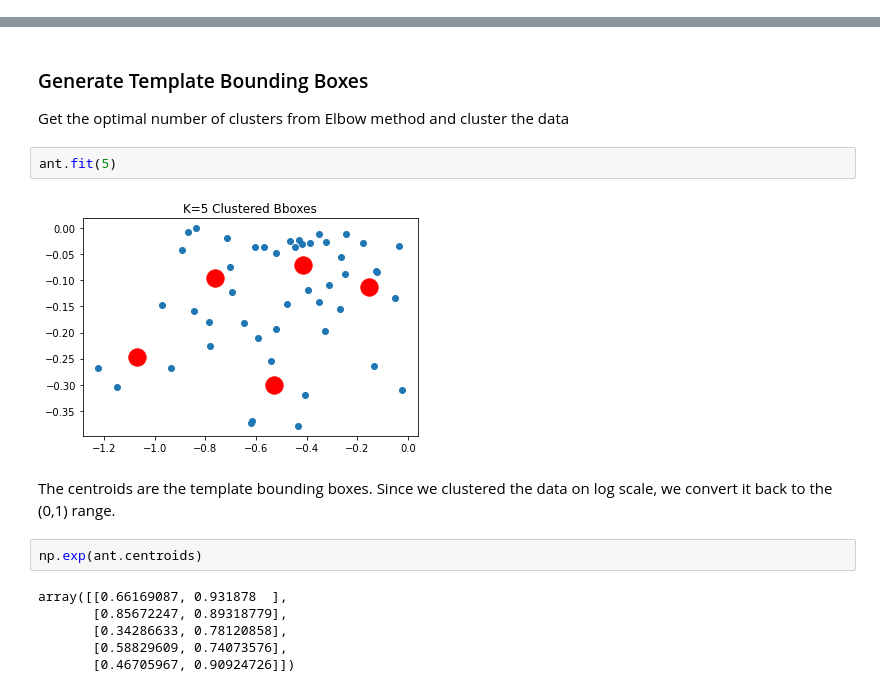
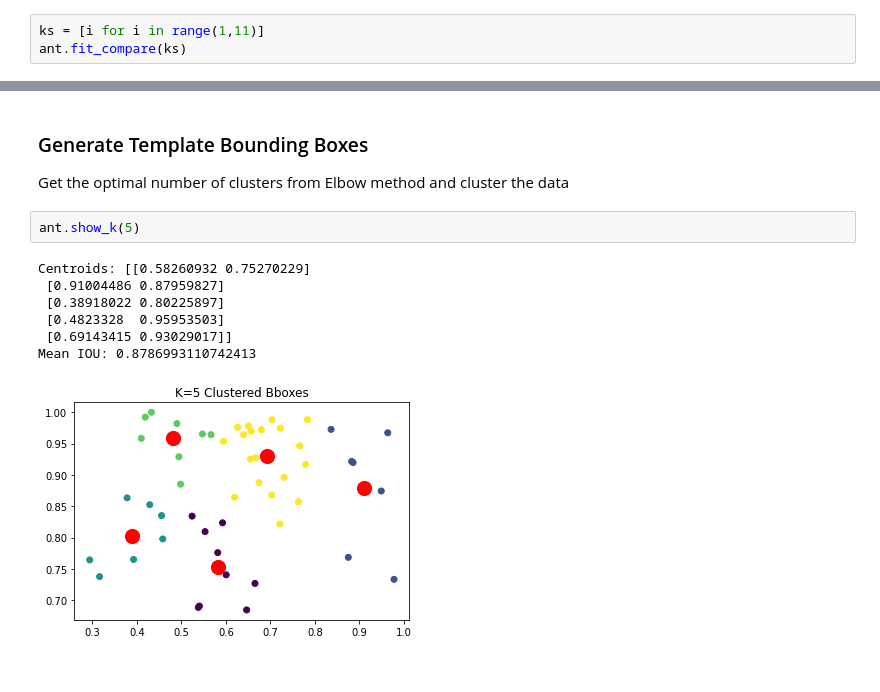
Before and after one commit to uday96/EVA4-TSAI, a Jupyter notebook: S12/EVA4_S12_B_Solution.ipynb, the cells around one changed output, grey strips where cells are left out. Cells and saved outputs as stored; diff of their text form.

```diff
--- a/S12/EVA4_S12_B_Solution.ipynb
+++ b/S12/EVA4_S12_B_Solution.ipynb
@@ -98,0 +140,3 @@ ant.try_cluster()
+# %%
+ks = [i for i in range(1,11)]
+ant.fit_compare(ks)
@@ -101,16 +159,12 @@ ant.try_cluster()
 
 Get the optimal number of clusters from Elbow method and cluster the data
 # %%
-ant.fit(5)
+ant.show_k(5)
 # %% [output]
+Centroids: [[0.58260932 0.75270229]
+ [0.91004486 0.87959827]
+ [0.38918022 0.80225897]
+ [0.4823328  0.95953503]
+ [0.69143415 0.93029017]]
+Mean IOU: 0.8786993110742413
-[figure, old version]
+[figure, new version]
-# %% [markdown]
-The centroids are the template bounding boxes. Since we clustered the data on log scale, we convert it back to the (0,1) range.
-# %%
-np.exp(ant.centroids)
-# %% [output]
-array([[0.66169087, 0.931878  ],
-       [0.85672247, 0.89318779],
-       [0.34286633, 0.78120858],
-       [0.58829609, 0.74073576],
-       [0.46705967, 0.90924726]])
```
Also changed, not shown: parts of 12 cells of this notebook.
